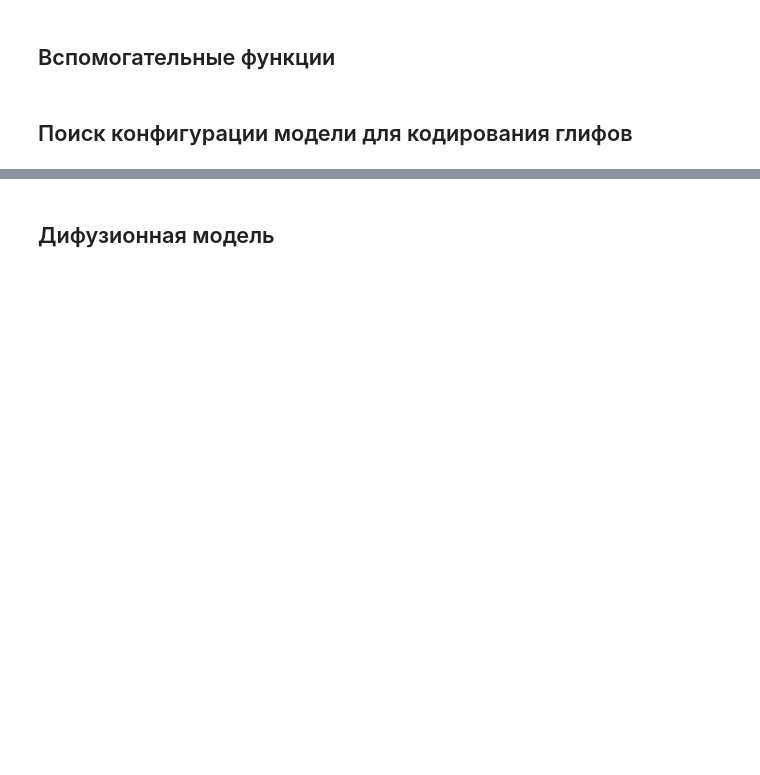
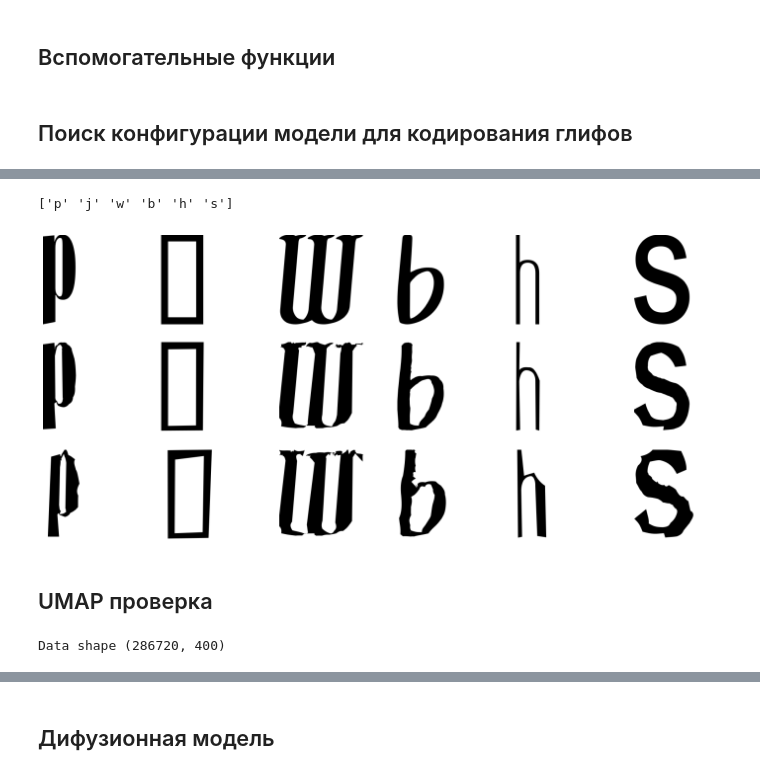
Before and after one commit to flydzen/diploma, a Jupyter notebook: main_difuse.ipynb, the cells around one changed output, grey strips where cells are left out. Drawn from its saved outputs; the diff is of its cells as text; code cells hidden in the pictures; blank space fills up the shorter version.

Commit message:
UMAP

```diff
--- a/main_difuse.ipynb
+++ b/main_difuse.ipynb
@@ -680,0 +723,40 @@ run(
+# %%
+imgs_num = 6
+plt.figure(figsize=(3 * imgs_num, 8))
+plt.axis('off')
+
+model_cae.encode = True
+model_cae.decode = True
+
+samples = dataloader.x_test[:imgs_num]
+labels = dataloader.y_test[:imgs_num]
+print(labels)
+labels = labels2one_hot(labels).to(device)
+model_cae.eval()
+processed_samples = model_cae(torch.Tensor(samples).to(device), labels).cpu().detach().numpy()
+
+a_labels = ['a'] * imgs_num
+a_labels = labels2one_hot(a_labels).to(device)
+model_cae.decode = False
+a_samples = model_cae(torch.Tensor(samples).to(device), labels)
+model_cae.decode = True
+model_cae.encode = False
+a_samples = model_cae(a_samples, a_labels).cpu().detach().numpy()
+model_cae.encode = True
+
+for i in range(imgs_num):
+    plt.subplot(3, imgs_num, i + 1)
+    plt.axis('off')
+    show_sampled(samples[i])
+for i in range(imgs_num):
+    plt.subplot(3, imgs_num, imgs_num + i + 1)
+    plt.axis('off')
+    show_sampled(processed_samples[i])
+for i in range(imgs_num):
+    plt.subplot(3, imgs_num, 2 * imgs_num + i + 1)
+    plt.axis('off')
+    show_sampled(a_samples[i])
+plt.show()
+# %% [output]
+['p' 'j' 'w' 'b' 'h' 's']
+[figure, added]
@@ -680,0 +799,22 @@ run(
+# %% [markdown]
+## UMAP проверка
+# %%
+encoded_data = []
+y_data = []
+# there are too many images to do it by one execution
+for inp_data, labels in dataloader.iterate():
+    inp_data = torch.Tensor(inp_data).to(device)
+    y_data.append(labels)
+    labels = labels2one_hot(labels).to(device)
+
+    encoded_batch = encode_img(inp_data, labels)
+    encoded_data.append(encoded_batch)
+
+y_data = np.concatenate(y_data, axis=0)
+encoded_data = to_numpy(torch.cat(encoded_data, 0))
+print("Data shape", encoded_data.shape)
+embedding = umap.UMAP(n_neighbors=12).fit_transform(encoded_data)
+
+del encoded_data
+# %% [output]
+Data shape (286720, 400)
```
Also changed, not shown: parts of 24 cells of this notebook, 1 other file.
